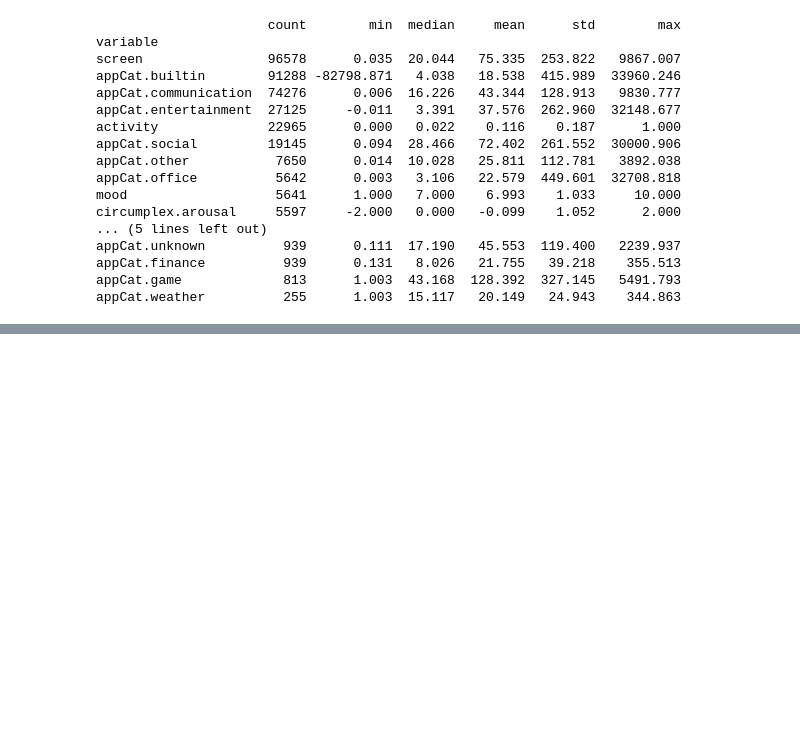
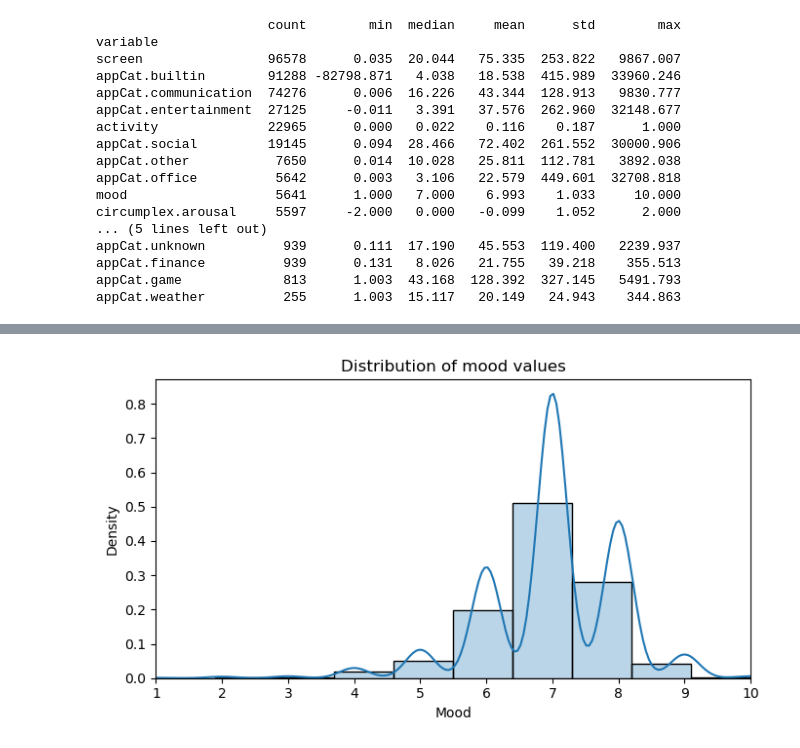
Before and after one commit to FieBergli/DMT_A1, a Jupyter notebook: classification.ipynb, the cells around one changed output, grey strips where cells are left out. Cells and saved outputs as stored; diff of their text form; code cells hidden in the pictures; blank space fills up the shorter version.

```diff
--- a/classification.ipynb
+++ b/classification.ipynb
@@ -178,0 +189,17 @@ appCat.weather          255      1.003  15.117   20.149   24.943    344.863
+# %%
+import matplotlib.pyplot as plt
+import seaborn as sns
+
+mood_df = df[df["variable"] == "mood"].copy()
+
+plt.figure(figsize=(7, 4))
+sns.histplot(mood_df["value"].dropna(), bins=10, stat="density", alpha=0.3)
+sns.kdeplot(mood_df["value"].dropna(), bw_adjust=1.2, clip=(1, 10))
+plt.title("Distribution of mood values")
+plt.xlabel("Mood")
+plt.ylabel("Density")
+plt.xlim(1, 10)
+plt.tight_layout()
+plt.show()
+# %% [output]
+[figure, added]
```
Also changed, not shown: parts of 4 cells of this notebook.
